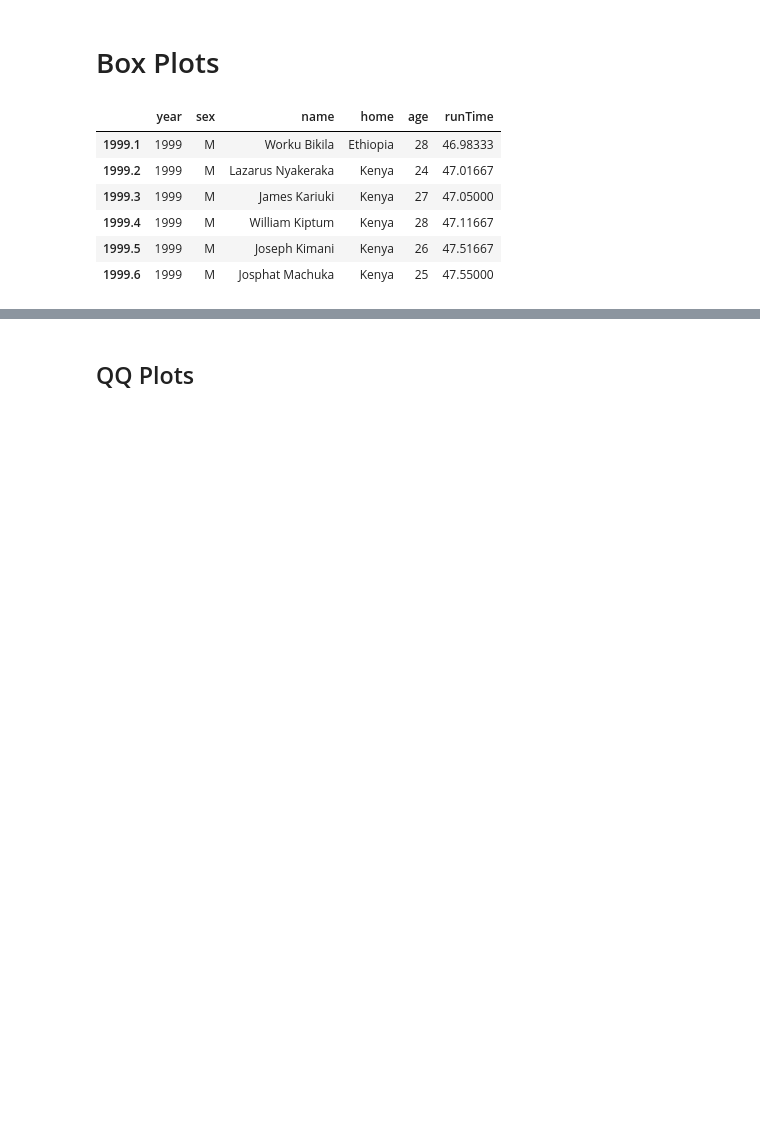
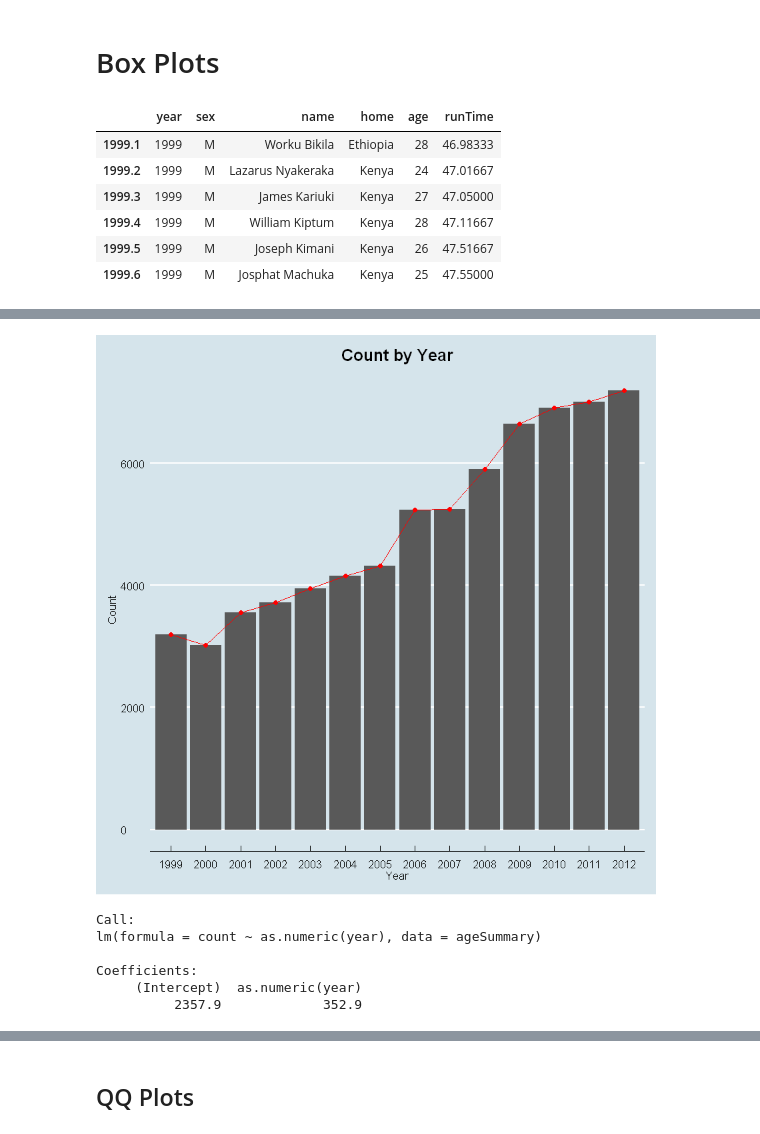
Before and after one commit to CaseyRMartinez/QTW_CaseStudies, a Jupyter notebook: CaseStudy2/KThomas_CS2.ipynb, the cells around one changed output, grey strips where cells are left out. Saved outputs shown, nothing was run; the diff lists cells and outputs as text; code cells hidden in the pictures; blank space fills up the shorter version.

```diff
--- a/CaseStudy2/KThomas_CS2.ipynb
+++ b/CaseStudy2/KThomas_CS2.ipynb
@@ -60,0 +64,29 @@ numRunnersDF
+# %%
+# plot(ageSummary$ageMean ~ ageSummary$year, type="l", lwd = 2,
+#      xlab = "Years", ylab = "Number of Runners")
+# par(oldPar)
+# dev.off()
+
+
+ggplot(ageSummary, aes(x=year, y=count, group=1)) +
+geom_col() +
+geom_line(color='red') +
+geom_point(color='red') +
+ggtitle("Count by Year") +
+xlab("Year") +
+ylab("Count") +
+# theme_fivethirtyeight() +
+theme_economist() +
+theme(plot.title = element_text(hjust = 0.5))
+# %% [output]
+[figure, added]
+# %%
+linearMod <- lm(count ~ as.numeric(year), data=ageSummary)  # build linear regression model on full data
+print(linearMod)
+# %% [output]
+Call:
+lm(formula = count ~ as.numeric(year), data = ageSummary)
+
+Coefficients:
+     (Intercept)  as.numeric(year)
+          2357.9             352.9
```
Also changed, not shown: parts of 18 cells of this notebook.
